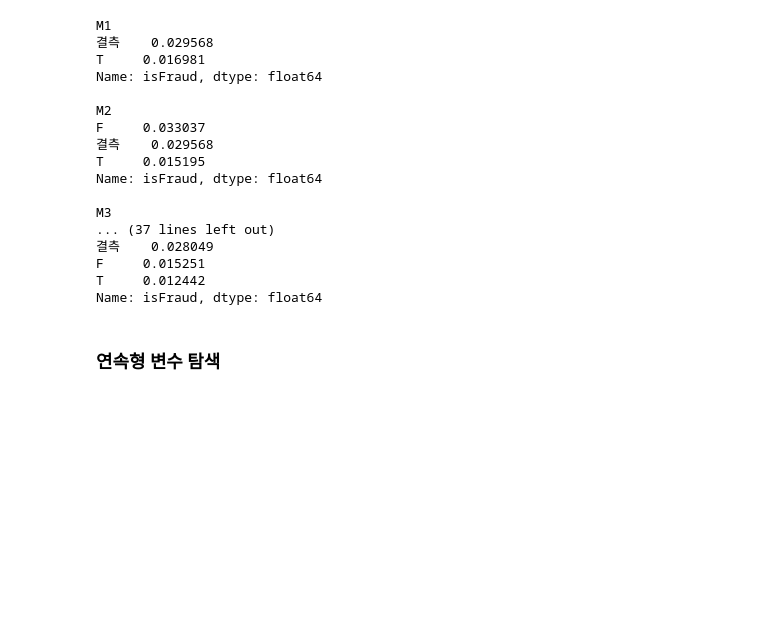
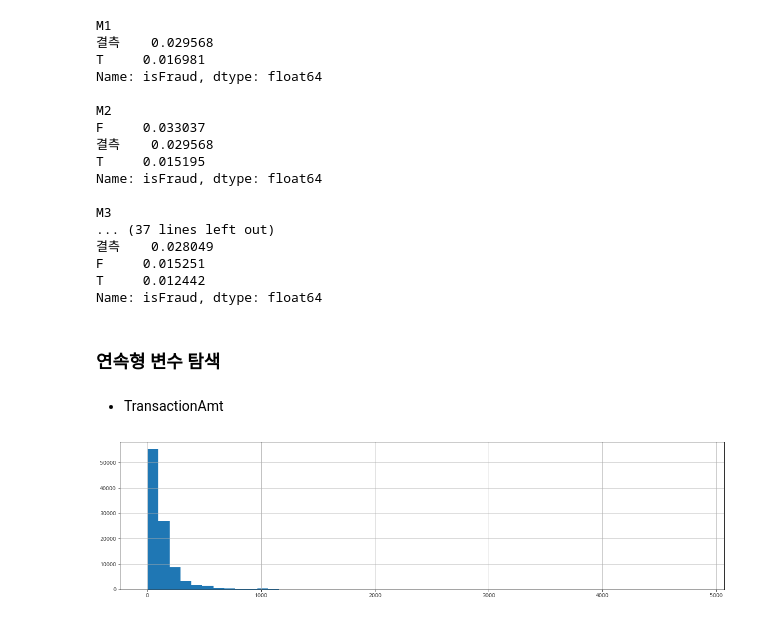
Before and after one commit to seonydg/ml-classification-IEEE-CIS-Fraud-Detection, a Jupyter notebook: IEEE-CIS Fraud Detection.ipynb, the cells around one changed output. Cells and saved outputs as stored; diff of their text form; code cells hidden in the pictures; blank space fills up the shorter version.

```diff
--- a/IEEE-CIS Fraud Detection.ipynb
+++ b/IEEE-CIS Fraud Detection.ipynb
@@ -404,3 +410,11 @@ T     0.012442
 Name: isFraud, dtype: float64
 # %% [markdown]
 ### 연속형 변수 탐색
+# %% [markdown]
+- TransactionAmt
+# %%
+df['TransactionAmt'].hist(bins=50)
+plt.gcf().set_size_inches(20, 5)
+plt.show()
+# %% [output]
+[figure, added]
```
Also changed, not shown: parts of 24 cells of this notebook.
